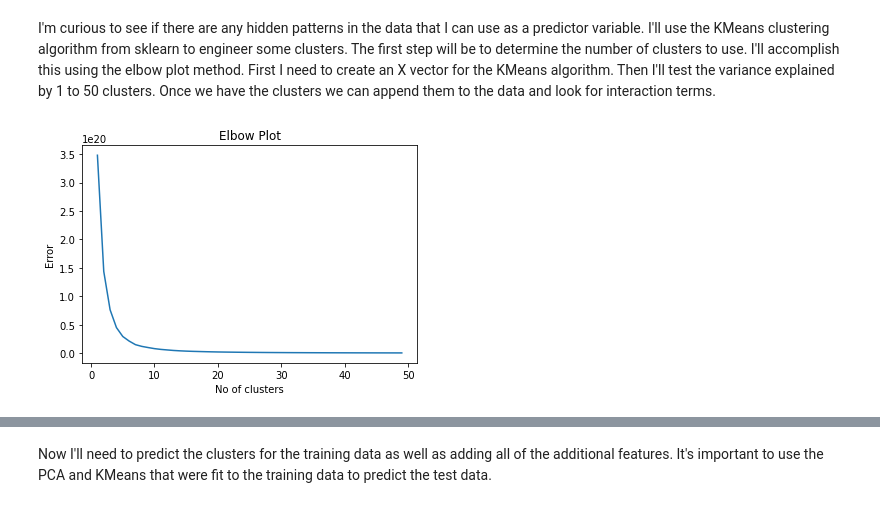
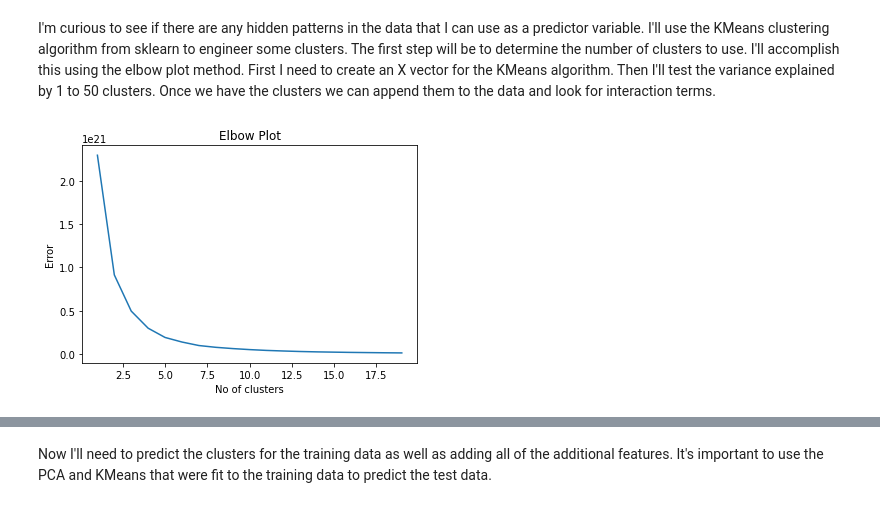
Before and after one commit to michaeltrent/Amazon_Product_Review_Project, a Jupyter notebook: Amazon_Product_Review_Feature_Engineering.ipynb, the cells around one changed output, grey strips where cells are left out. Saved outputs shown, nothing was run; the diff lists cells and outputs as text; code cells hidden in the pictures.

```diff
--- a/Amazon_Product_Review_Feature_Engineering.ipynb
+++ b/Amazon_Product_Review_Feature_Engineering.ipynb
@@ -159,3 +256,5 @@ I'm curious to see if there are any hidden patterns in the data that I can use a
+# %%
+rev = pd.read_csv('Data/rev_noPCA.csv', index_col = False)
 # %%
 #First I need to prepare the data for the KMeans algorithm. I'll start by dropping categorical columns.
 #I also need to split the data into train and test groups.
@@ -168,18 +267,18 @@ xClf = x_train.drop(obs, axis = 1)
 # %%
 #Run through the number of clusters ranging form 1 to 50.
 
 from sklearn.cluster import KMeans
 Error = []
-for i in range(1, 50):
+for i in range(1, 20):
     kmeans = KMeans(n_clusters = i)
     kmeans.fit(xClf)
     Error.append(kmeans.inertia_)
-plt.plot(range(1, 50), Error)
+plt.plot(range(1, 20), Error)
 plt.title('Elbow Plot')
 plt.xlabel('No of clusters')
 plt.ylabel('Error')
 plt.show()
 # %% [output]
-[figure, old version]
+[figure, new version]
 # %%
 #I'll plan to use 8 clusters. Now I need to generate the features and append them to the dataframe.
```
Also changed, not shown: parts of 42 cells of this notebook, 3 other files.
